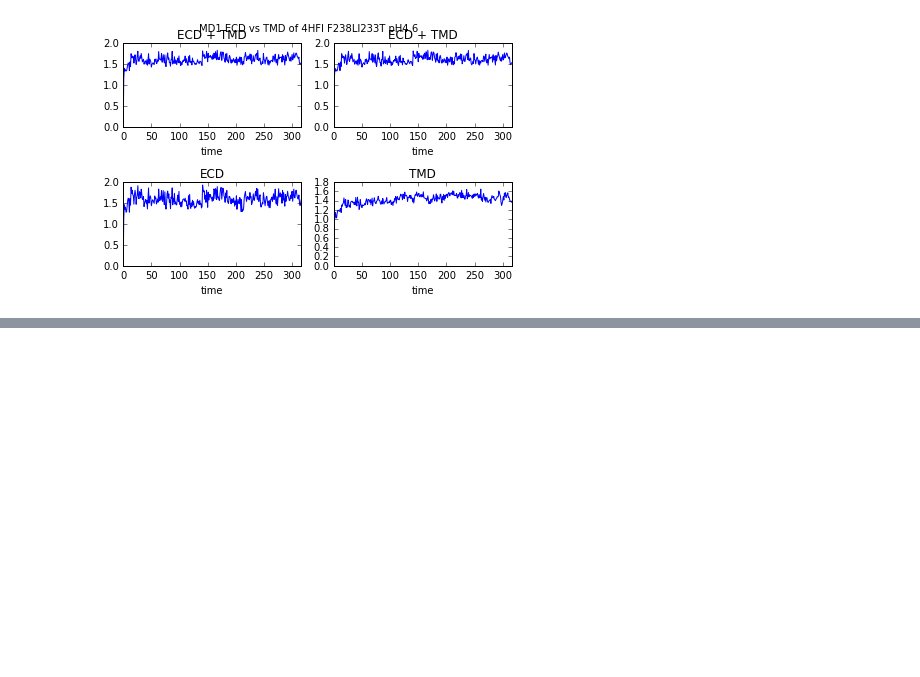
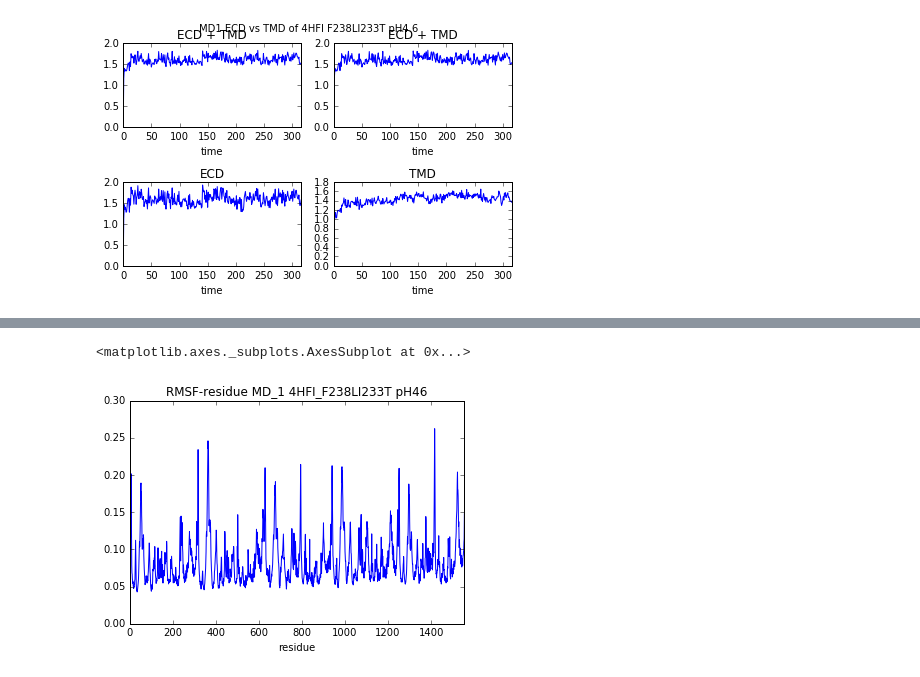
Before and after one commit to chemlove/md_data_analysis, a Jupyter notebook: 4HFI_PH_46_RMSF_RMSD_mdtraj.ipynb, the cells around one changed output, grey strips where cells are left out. Cells and saved outputs as stored; diff of their text form; code cells hidden in the pictures; blank space fills up the shorter version.

```diff
--- a/4HFI_PH_46_RMSD_mdtraj.ipynb
+++ b/4HFI_PH_46_RMSF_RMSD_mdtraj.ipynb
@@ -212,0 +263,6 @@ fig.tight_layout()
+# %%
+rmsf_resid_4HFI_F238LI233T = rmsf_resid_dataframe("F238LI233T")
+rmsf_resid_4HFI_F238LI233T.plot(x='residue', y='RMSF',legend=False,title="RMSF-residue MD_1 4HFI_F238LI233T pH46")
+# %% [output]
+<matplotlib.axes._subplots.AxesSubplot at 0x...>
+[figure, added]
```
Also changed, not shown: parts of 9 cells of this notebook.
